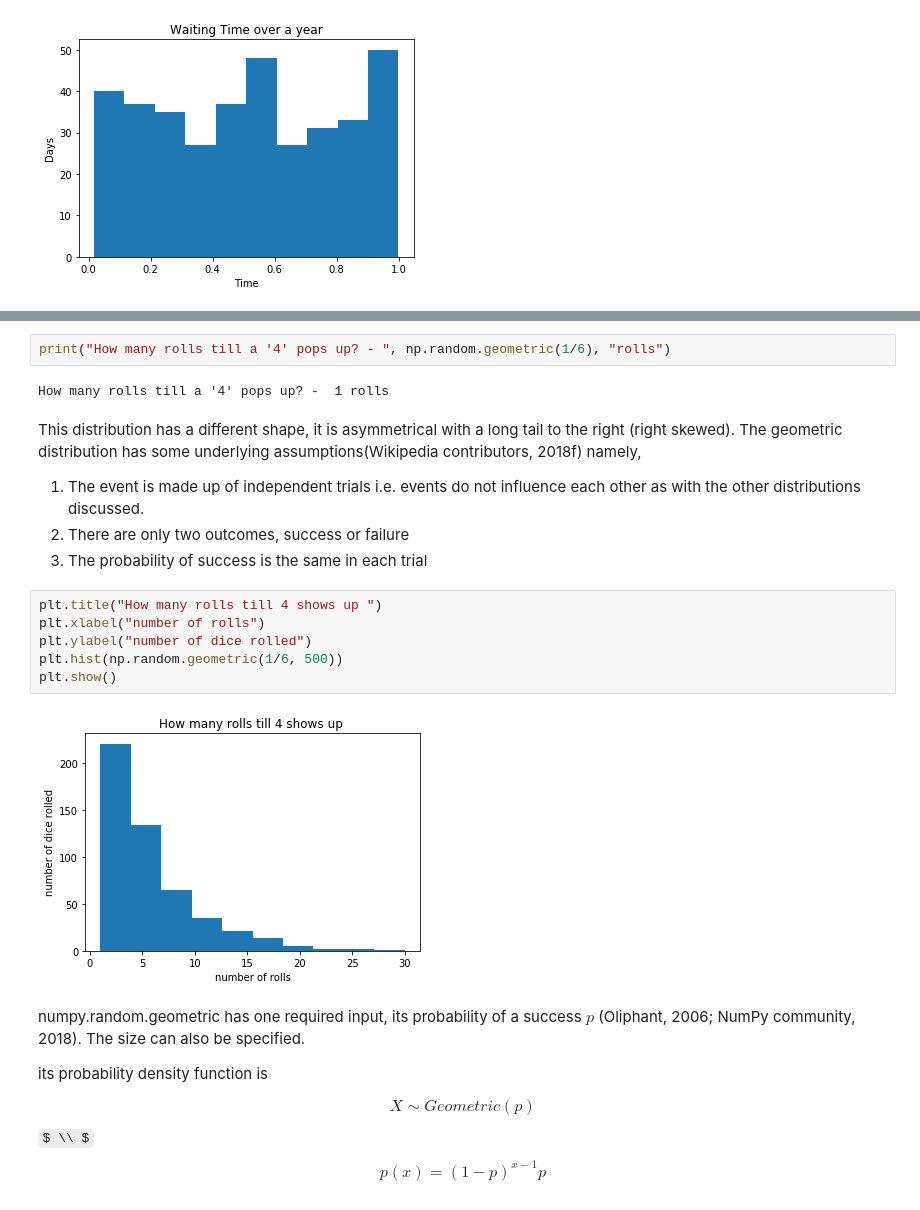
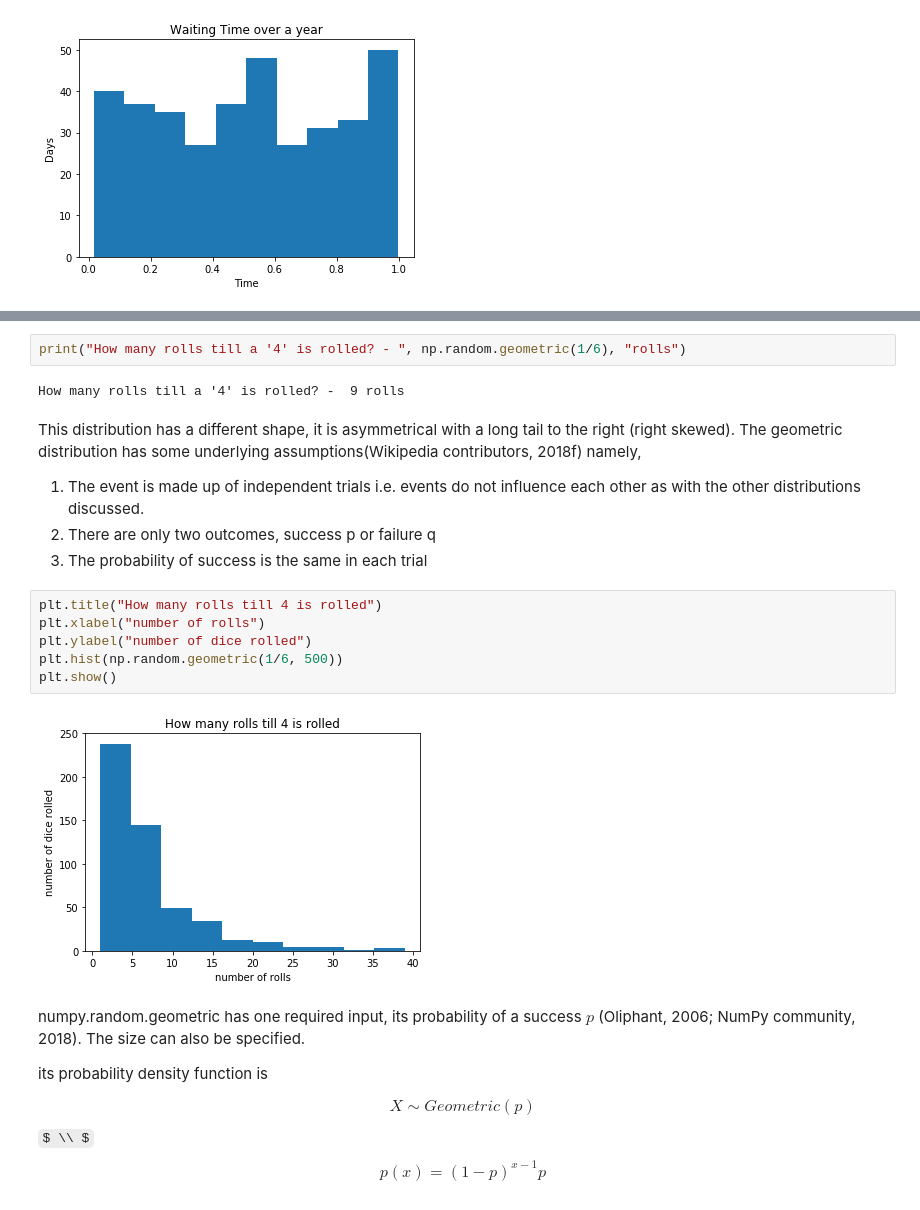
Before and after one commit to Osheah/p4da-numpy-random, a Jupyter notebook: numpy-random.ipynb, the cells around one changed output, grey strips where cells are left out. Drawn from its saved outputs; the diff is of its cells as text; some formulas as TeX source.

```diff
--- a/numpy-random.ipynb
+++ b/numpy-random.ipynb
@@ -780,21 +766,21 @@ Now suppose we were just interested in the time till the first 4 was rolled? The
 # %%
-print("How many rolls till a '4' pops up? - ", np.random.geometric(1/6), "rolls")
+print("How many rolls till a '4' is rolled? - ", np.random.geometric(1/6), "rolls")
 # %% [output]
-How many rolls till a '4' pops up? -  1 rolls
+How many rolls till a '4' is rolled? -  9 rolls
 # %% [markdown]
 This distribution has a different shape, it is asymmetrical with a long tail to the right (right skewed). The geometric distribution has some underlying assumptions(Wikipedia contributors, 2018f) namely,
 
 1. The event is made up of independent trials i.e. events do not influence each other as with the other distributions discussed.
-2. There are only two outcomes, success or failure
+2. There are only two outcomes, success p or failure q
 3. The probability of success is the same in each trial
 # %%
-plt.title("How many rolls till 4 shows up ")
+plt.title("How many rolls till 4 is rolled")
 plt.xlabel("number of rolls")
 plt.ylabel("number of dice rolled")
 plt.hist(np.random.geometric(1/6, 500))
 plt.show()
 # %% [output]
-[figure, old version]
+[figure, new version]
 # %% [markdown]
 numpy.random.geometric has one required input, its probability of a success $p$ (Oliphant, 2006; NumPy community, 2018). The size can also be specified.
 
```
Also changed, not shown: parts of 45 cells of this notebook.
